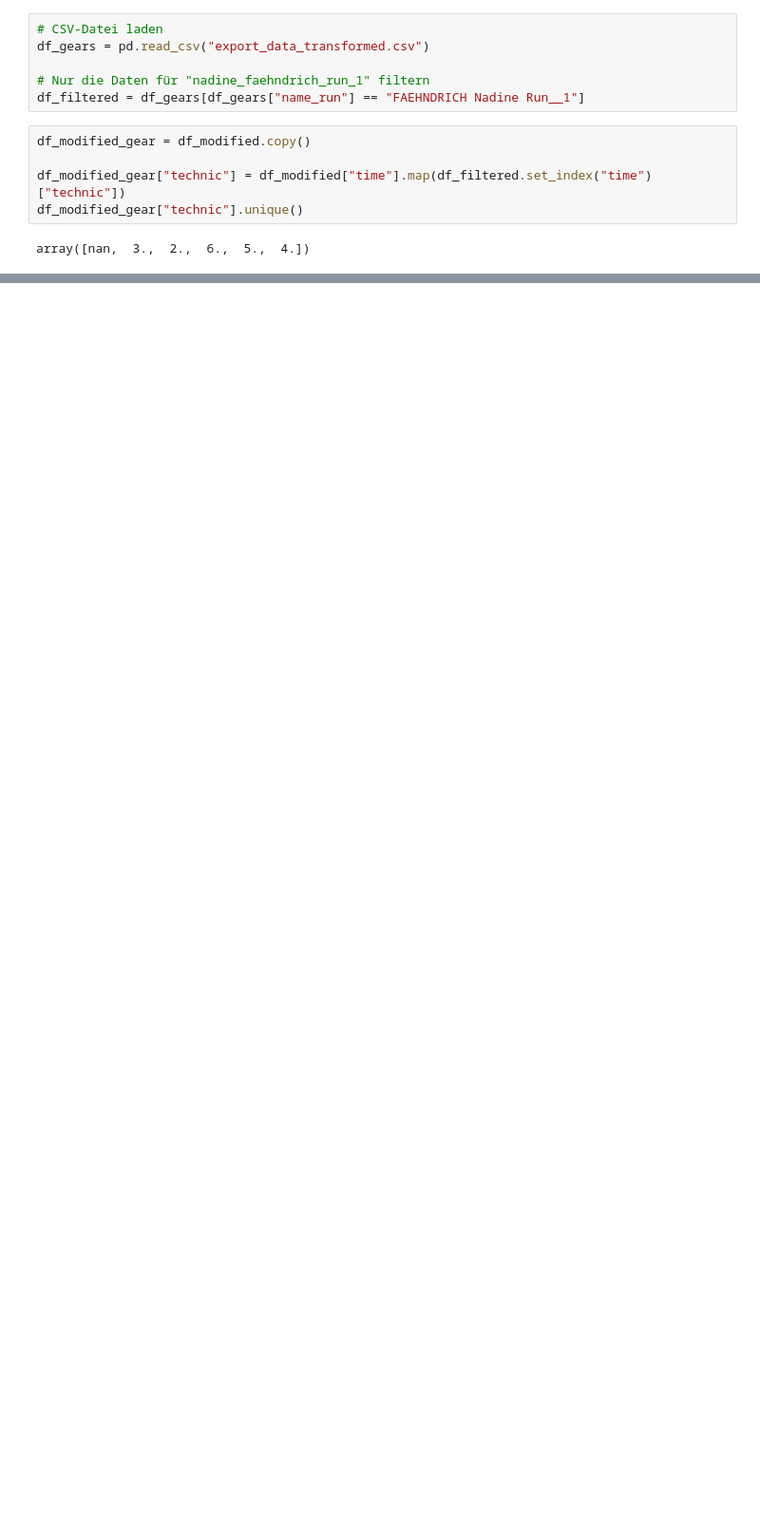
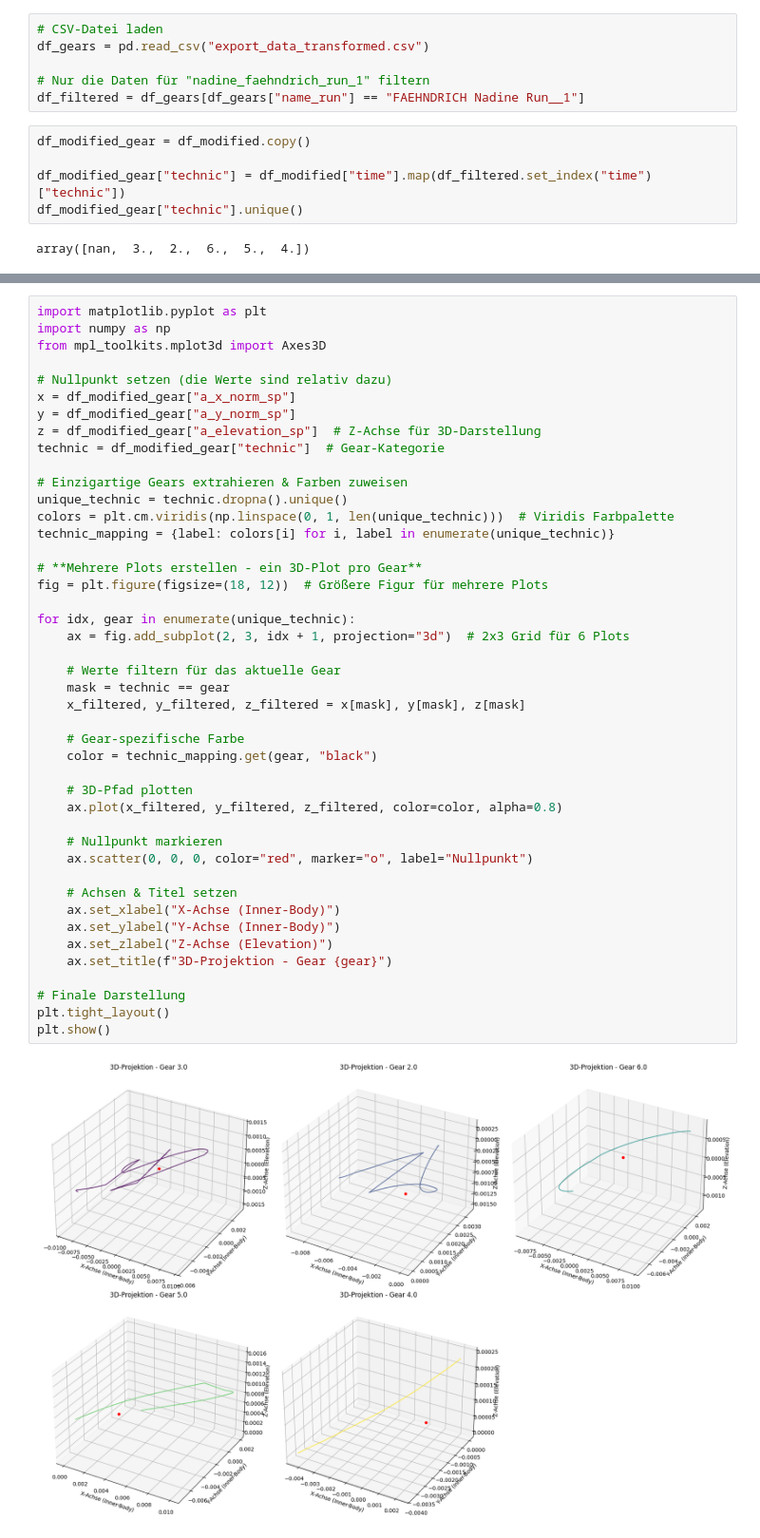
Before and after one commit to Louisfhgr/Dash.py, a Jupyter notebook: BA_test_2.ipynb, the cells around one changed output, grey strips where cells are left out. Shown at 95% size. Drawn from its saved outputs; the diff is of its cells as text; blank space fills up the shorter version.

```diff
--- a/BA_test_2.ipynb
+++ b/BA_test_2.ipynb
@@ -446,0 +563,46 @@ plt.show()
+# %%
+import matplotlib.pyplot as plt
+import numpy as np
+from mpl_toolkits.mplot3d import Axes3D
+
+# Nullpunkt setzen (die Werte sind relativ dazu)
+x = df_modified_gear["a_x_norm_sp"]
+y = df_modified_gear["a_y_norm_sp"]
+z = df_modified_gear["a_elevation_sp"]  # Z-Achse für 3D-Darstellung
+technic = df_modified_gear["technic"]  # Gear-Kategorie
+
+# Einzigartige Gears extrahieren & Farben zuweisen
+unique_technic = technic.dropna().unique()
+colors = plt.cm.viridis(np.linspace(0, 1, len(unique_technic)))  # Viridis Farbpalette
+technic_mapping = {label: colors[i] for i, label in enumerate(unique_technic)}
+
+# **Mehrere Plots erstellen - ein 3D-Plot pro Gear**
+fig = plt.figure(figsize=(18, 12))  # Größere Figur für mehrere Plots
+
+for idx, gear in enumerate(unique_technic):
+    ax = fig.add_subplot(2, 3, idx + 1, projection="3d")  # 2x3 Grid für 6 Plots
+
+    # Werte filtern für das aktuelle Gear
+    mask = technic == gear
+    x_filtered, y_filtered, z_filtered = x[mask], y[mask], z[mask]
+
+    # Gear-spezifische Farbe
+    color = technic_mapping.get(gear, "black")
+
+    # 3D-Pfad plotten
+    ax.plot(x_filtered, y_filtered, z_filtered, color=color, alpha=0.8)
+
+    # Nullpunkt markieren
+    ax.scatter(0, 0, 0, color="red", marker="o", label="Nullpunkt")
+
+    # Achsen & Titel setzen
+    ax.set_xlabel("X-Achse (Inner-Body)")
+    ax.set_ylabel("Y-Achse (Inner-Body)")
+    ax.set_zlabel("Z-Achse (Elevation)")
+    ax.set_title(f"3D-Projektion - Gear {gear}")
+
+# Finale Darstellung
+plt.tight_layout()
+plt.show()
+# %% [output]
+[figure, added]
```
Also changed, not shown: parts of 11 cells of this notebook.
